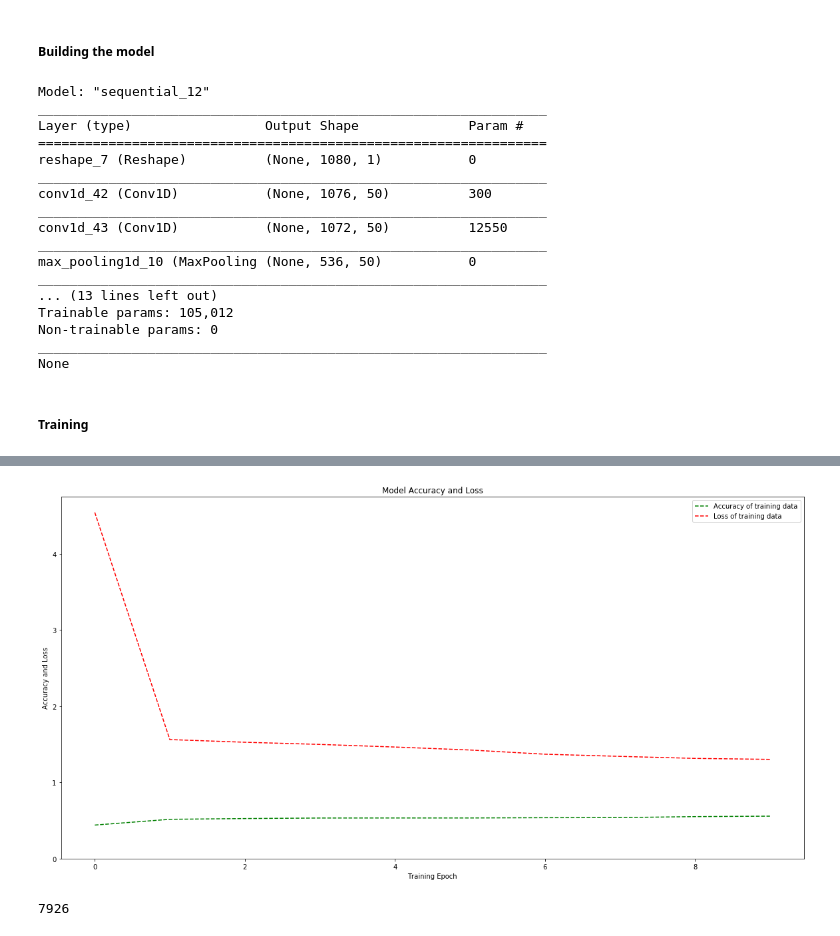
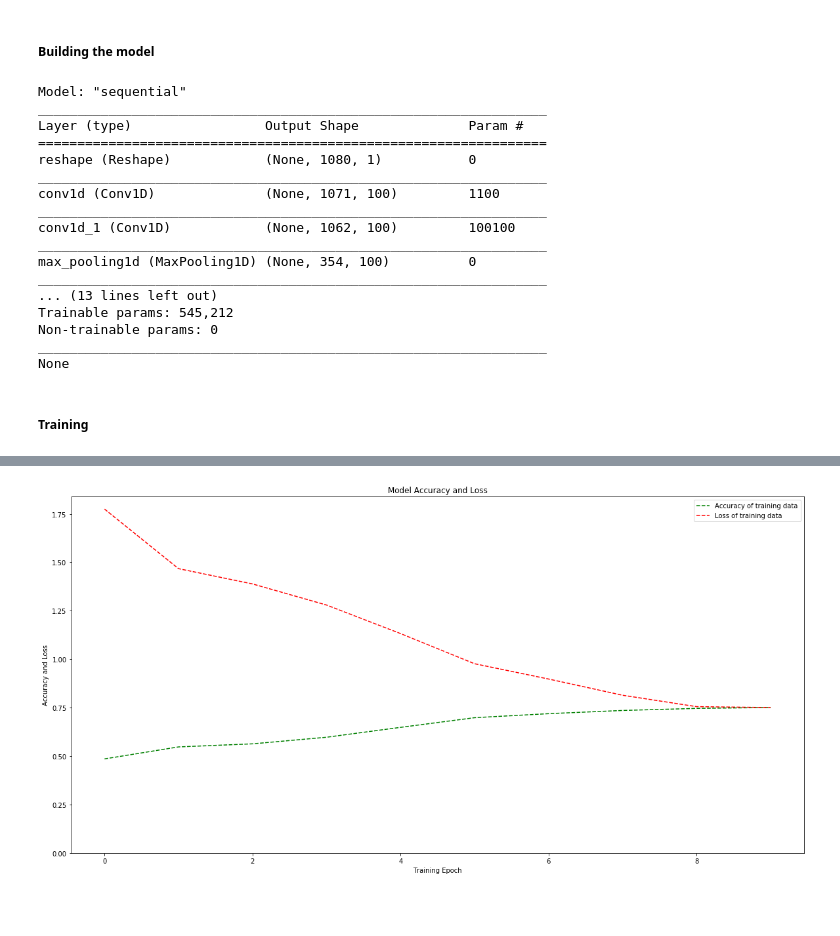
Before and after one commit to Elizaveta99/Course_work, a Jupyter notebook: cnn_code/training.ipynb, the cells around one changed output, grey strips where cells are left out. Cells and saved outputs as stored; diff of their text form; code cells hidden in the pictures; blank space fills up the shorter version.

```diff
--- a/cnn_code/training.ipynb
+++ b/cnn_code/training.ipynb
@@ -19,6 +19,13 @@ from keras.utils import to_categorical
 Using TensorFlow backend.
 # %% [markdown]
 ##### Training data
+# %%
+def feature_normalize(dataset):
+
+    mu = np.mean(dataset)
+    sigma = np.std(dataset)
+
+    return (dataset - mu) / sigma
 # %%
 def get_class_data(class_name):
     global class_counts
@@ -60,18 +68,18 @@ input_shape = None
 
 model = Sequential()
 model.add(Reshape((TIME_PERIODS, 1), input_shape=(input_shape,)))
-model.add(Conv1D(50, 5, activation='relu', input_shape=(TIME_PERIODS, 1))) # n_timesteps,n_features  OK
-model.add(Conv1D(50, 5, activation='relu'))
+model.add(Conv1D(100, 10, activation='relu', input_shape=(TIME_PERIODS, 1))) # n_timesteps,n_features  OK
+model.add(Conv1D(100, 10, activation='relu'))
 #model.add(Dropout(0.5))
 #model.add(Conv1D(100, 10, activation='relu'))
-model.add(MaxPooling1D(2))
-model.add(Conv1D(100, 5, activation='relu'))
+model.add(MaxPooling1D(3))
+model.add(Conv1D(160, 10, activation='relu'))
 #model.add(Dropout(0.3))
-model.add(Conv1D(100, 5, activation='relu'))
+model.add(Conv1D(160, 10, activation='relu'))
 #model.add(Dropout(0.5))
 model.add(GlobalAveragePooling1D())
 #model.add(GlobalMaxPooling1D())
-model.add(Dense(150, activation='relu'))
+model.add(Dense(160, activation='relu'))
 model.add(Dropout(0.5))
 model.add(Dense(num_classes, activation='softmax'))
 
@@ -82,20 +90,20 @@ print(model.summary())
 
 model.save(model_save_path)
 # %% [output]
-Model: "sequential_12"
+Model: "sequential"
 _________________________________________________________________
 Layer (type)                 Output Shape              Param #
 =================================================================
-reshape_7 (Reshape)          (None, 1080, 1)           0
+reshape (Reshape)            (None, 1080, 1)           0
 _________________________________________________________________
-conv1d_42 (Conv1D)           (None, 1076, 50)          300
+conv1d (Conv1D)              (None, 1071, 100)         1100
 _________________________________________________________________
-conv1d_43 (Conv1D)           (None, 1072, 50)          12550
+conv1d_1 (Conv1D)            (None, 1062, 100)         100100
 _________________________________________________________________
-max_pooling1d_10 (MaxPooling (None, 536, 50)           0
+max_pooling1d (MaxPooling1D) (None, 354, 100)          0
 _________________________________________________________________
 ... (13 lines left out)
-Trainable params: 105,012
+Trainable params: 545,212
 Non-trainable params: 0
 _________________________________________________________________
 None
@@ -107,15 +115,17 @@ YY_train = np.asarray(Y_train)
 XX_train = XX_train.astype("float32")
 YY_train = YY_train.astype("float32")
 
+XXX_train = feature_normalize(XX_train)
+
 YY_train = to_categorical(YY_train, num_classes)
 
 print("\n--- Fit the model ---\n")
 
 # Hyper-parameters
-BATCH_SIZE = 90
+BATCH_SIZE = 400
 EPOCHS = 10
 
-history = model.fit(XX_train,
+history = model.fit(XXX_train,
                       YY_train,
                       batch_size=BATCH_SIZE,
                       epochs=EPOCHS,
@@ -136,7 +146,7 @@ plt.xlabel('Training Epoch')
 plt.ylim(0)
 plt.legend()
 plt.show()
-model.save(model_save_path)
+#model.save(model_save_path)
 # %% [output]
 --- Fit the model ---
 
@@ -156,3 +166,3 @@ Epoch 10/10
 
 --- Learning curve of model training ---
-[figure, old version]
+[figure, new version]
@@ -170,15 +168,0 @@ def get_class_data_test(class_name):
-# %%
-test_path = os.path.join(base_path, 'data_files_test')
-class_counts_test = {'N': 0, 'LBBB': 0, 'RBBB': 0, 'B': 0, 'T': 0, 'VT': 0, 'SVTA': 0, 'AFIB': 0, 'AFL': 0, 'NOD': 0, 'IVR': 0, 'V': 0}
-
-X_test = []
-Y_test = []
-
-for class_i in classes:
-    class_units_test = get_class_data_test(class_i)
-    Y_test  += [class_mapping[class_i]] * class_counts_test[class_i]
-    X_test += class_units_test
-
-print(len(Y_test))
-# %% [output]
-7926
```
Also changed, not shown: parts of 4 cells of this notebook, 6 other files.
